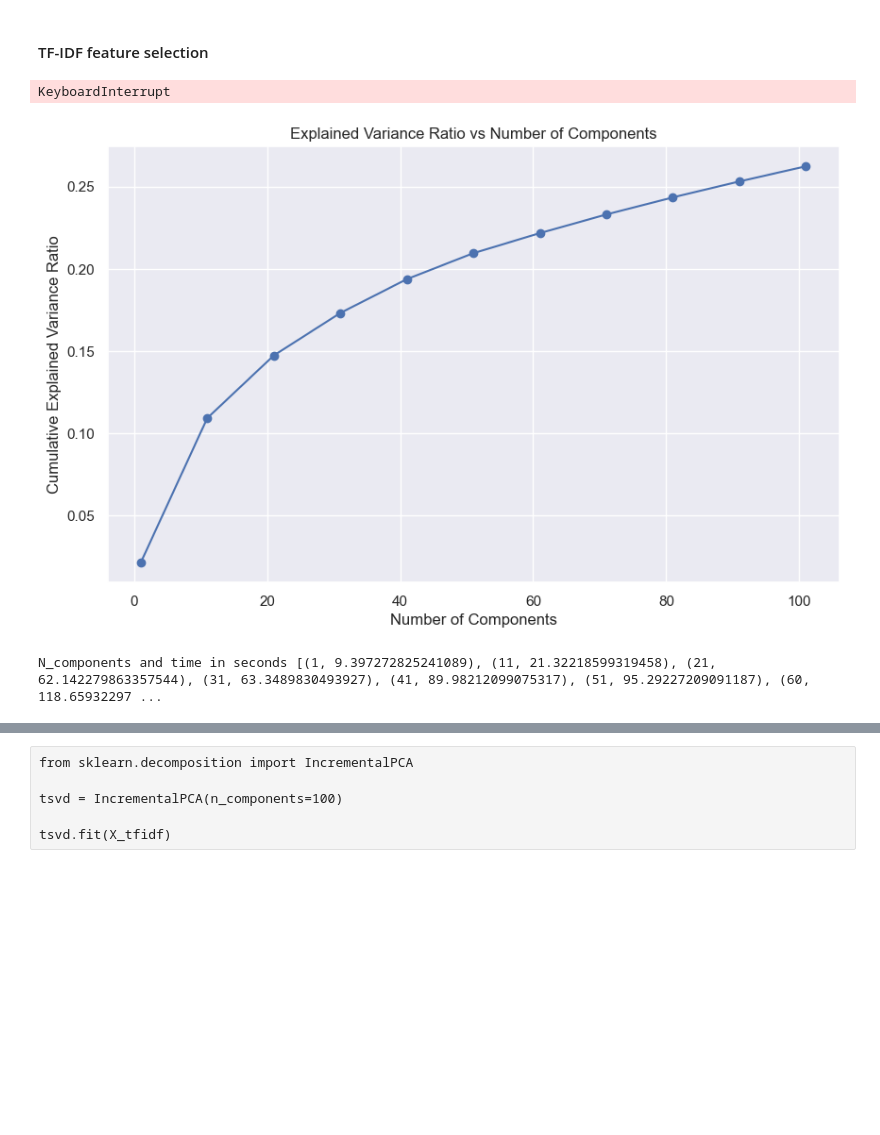
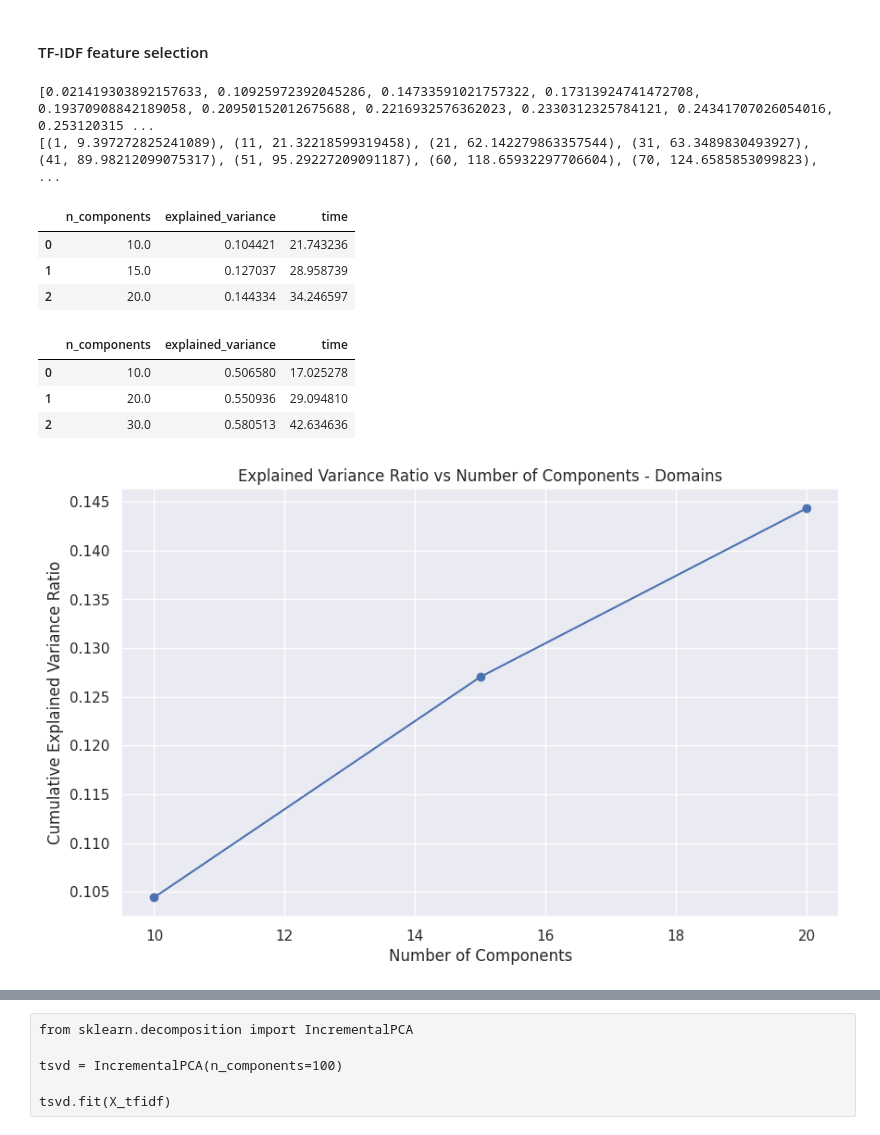
Before and after one commit to Kairixir/URL-domain-name-clustering, a Jupyter notebook: bachelor_thesis.ipynb, the cells around one changed output, grey strips where cells are left out. Cells and saved outputs as stored; diff of their text form; code cells hidden in the pictures; blank space fills up the shorter version.

```diff
--- a/bachelor_thesis.ipynb
+++ b/bachelor_thesis.ipynb
@@ -413,0 +401,20 @@ with open('X_domain_tfidf.pkl', 'wb') as file:
+# %%
+import pickle
+
+# Open the file in binary mode
+with open("explained_variance_ratios.pkl", "rb") as file:
+
+    # Call load method to deserialze
+    explained_variance_ratios = pickle.load(file)
+
+    print(explained_variance_ratios)
+
+with open("times.pkl", "rb") as file:
+
+    # Call load method to deserialze
+    times = pickle.load(file)
+
+    print(times)
+# %% [output]
+[0.021419303892157633, 0.10925972392045286, 0.14733591021757322, 0.17313924741472708, 0.19370908842189058, 0.20950152012675688, 0.2216932576362023, 0.2330312325784121, 0.24341707026054016, 0.253120315 ...
+[(1, 9.397272825241089), (11, 21.32218599319458), (21, 62.142279863357544), (31, 63.3489830493927), (41, 89.98212099075317), (51, 95.29227209091187), (60, 118.65932297706604), (70, 124.6585853099823), ...
@@ -414,16 +427,34 @@ with open('X_domain_tfidf.pkl', 'wb') as file:
 # %%
 # Calculate the explained variance ratio for different numbers of components
-max_n_components = 1000  # Adjust based on your needs
-# explained_variance_ratios = []
-# times = []
+start_n_components_domain = 10
+max_n_components_domain = 20
+step_domain = 5
 
-for n_components in range(200, max_n_components + 1, 100):
+try:
+    components_variance_time_d
+except NameError:
+    components_variance_time_d = pd.DataFrame(
+        columns=["n_components", "explained_variance", "time"]
+    )
+
+
+for n_components in range(
+    start_n_components_domain, max_n_components_domain + 1, step_domain
+):
     start = time.time()
     lsa = make_pipeline(TruncatedSVD(n_components=n_components), Normalizer(copy=False))
     lsa.fit_transform(X_domain_tfidf)
     explained_variance_ratio = lsa[0].explained_variance_ratio_.sum()
-    explained_variance_ratios.append(explained_variance_ratio)
     end = time.time()
-    times.append((n_components, end - start))
+    components_variance_time_d.loc[len(components_variance_time_d)] = (
+        n_components,
+        explained_variance_ratio,
+        end - start,
+    )
-# %% [output]
-KeyboardInterrupt
+# %%
+components_variance_time_d
+# %% [output]
+|  | n_components | explained_variance | time |
+| 0 | 10.0 | 0.104421 | 21.743236 |
+| 1 | 15.0 | 0.127037 | 28.958739 |
+| 2 | 20.0 | 0.144334 | 34.246597 |
@@ -430,12 +487,21 @@ KeyboardInterrupt
+# %%
+components_variance_time_s
+# %% [output]
+|  | n_components | explained_variance | time |
+| 0 | 10.0 | 0.506580 | 17.025278 |
+| 1 | 20.0 | 0.550936 | 29.094810 |
+| 2 | 30.0 | 0.580513 | 42.634636 |
 # %%
 # Plot the cumulative explained variance ratio as a function of the number of components
 plt.figure(figsize=(10, 6))
-plt.plot(times, explained_variance_ratios, marker="o")
+plt.plot(
+    components_variance_time_d["n_components"],
+    components_variance_time_d["explained_variance"],
+    marker="o",
+)
 plt.xlabel("Number of Components")
 plt.ylabel("Cumulative Explained Variance Ratio")
-plt.title("Explained Variance Ratio vs Number of Components")
+plt.title("Explained Variance Ratio vs Number of Components - Domains")
 plt.show()
-print(f"N_components and time in seconds {times}")
 # %% [output]
-[figure, old version]
+[figure, new version]
-N_components and time in seconds [(1, 9.397272825241089), (11, 21.32218599319458), (21, 62.142279863357544), (31, 63.3489830493927), (41, 89.98212099075317), (51, 95.29227209091187), (60, 118.65932297 ...
```
Also changed, not shown: parts of 13 cells of this notebook, 3 other files.
